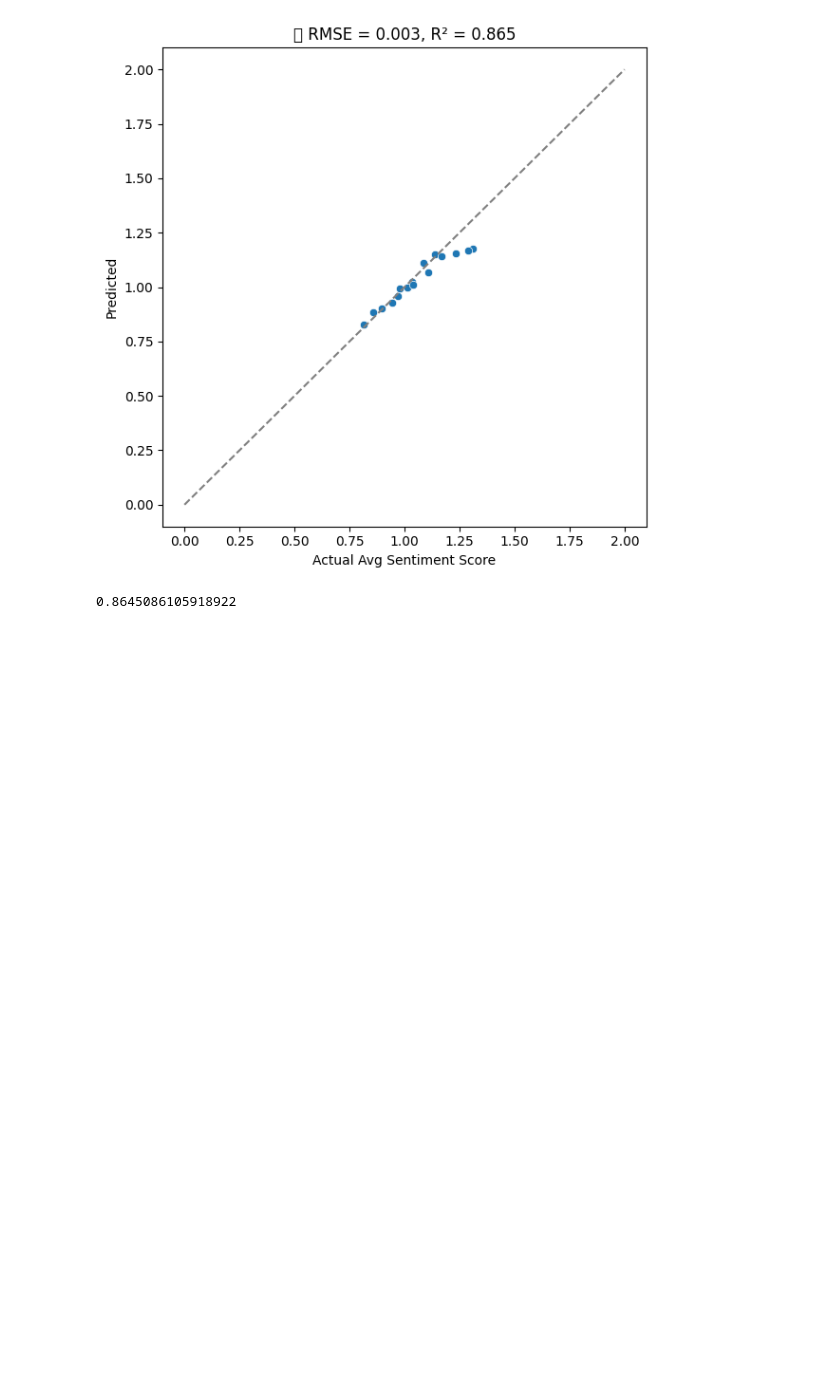
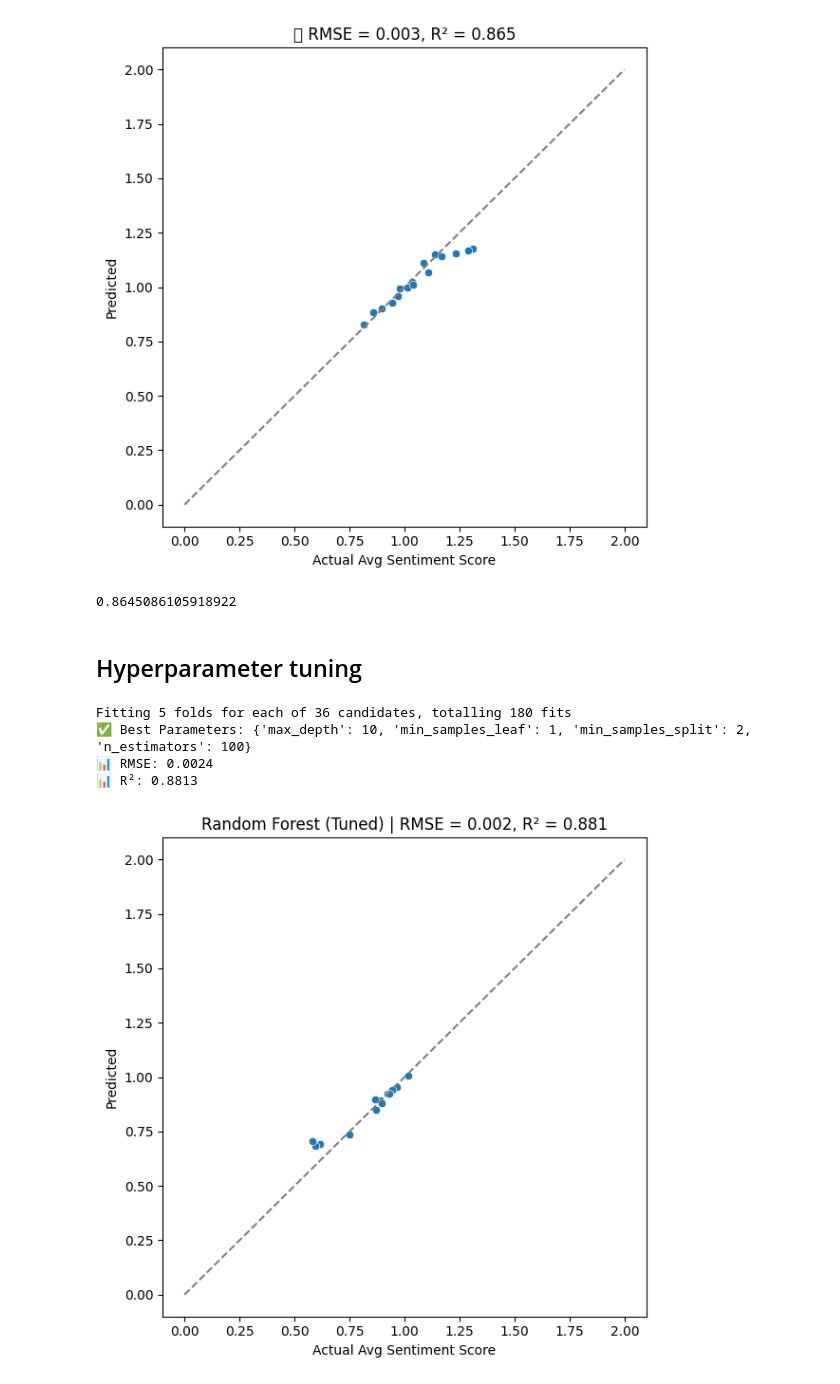
Before and after one commit to eric2003-tj/Python_ML_final, a Jupyter notebook: average_emotion_model.ipynb, the cells around one changed output. Cells and saved outputs as stored; diff of their text form; code cells hidden in the pictures; blank space fills up the shorter version.

```diff
--- a/average_emotion_model.ipynb
+++ b/average_emotion_model.ipynb
@@ -420,3 +420,73 @@ plt.show()
 model.score(X,y)
 # %% [output]
 0.8645086105918922
+# %% [markdown]
+## Hyperparameter tuning
+# %%
+import pandas as pd
+from sklearn.ensemble import RandomForestRegressor
+from sklearn.model_selection import train_test_split, GridSearchCV
+from sklearn.metrics import mean_squared_error, r2_score
+import matplotlib.pyplot as plt
+import seaborn as sns
+
+# === 1. 載入資料 ===
+df = pd.read_csv("daily_sentiment_features.csv")
+df = df.dropna()
+
+X = df.drop(columns=["date", "avg_sentiment_score"])
+y = df["avg_sentiment_score"]
+
+# === 2. 切分資料集 ===
+X_train, X_test, y_train, y_test = train_test_split(
+    X, y, test_size=0.2, random_state=42
+)
+
+# === 3. 定義超參數搜尋範圍 ===
+param_grid = {
+    'n_estimators': [50, 100, 200],
+    'max_depth': [None, 5, 10],
+    'min_samples_split': [2, 5],
+    'min_samples_leaf': [1, 2]
+}
+
+# === 4. 建立 GridSearchCV ===
+grid = GridSearchCV(
+    RandomForestRegressor(random_state=42),
+    param_grid,
+    cv=5,
+    scoring='neg_mean_squared_error',
+    n_jobs=-1,
+    verbose=1
+)
+
+# === 5. 訓練模型 ===
+grid.fit(X_train, y_train)
+
+# === 6. 最佳模型與參數 ===
+best_model = grid.best_estimator_
+print(f"✅ Best Parameters: {grid.best_params_}")
+
+# === 7. 預測與評估 ===
+y_pred = best_model.predict(X_test)
+rmse = mean_squared_error(y_test, y_pred)
+r2 = r2_score(y_test, y_pred)
+
+print(f"📊 RMSE: {rmse:.4f}")
+print(f"📊 R²: {r2:.4f}")
+
+# === 8. 視覺化 ===
+plt.figure(figsize=(6, 6))
+sns.scatterplot(x=y_test, y=y_pred)
+plt.xlabel("Actual Avg Sentiment Score")
+plt.ylabel("Predicted")
+plt.title(f"Random Forest (Tuned) | RMSE = {rmse:.3f}, R² = {r2:.3f}")
+plt.plot([0, 2], [0, 2], linestyle="--", color="gray")
+plt.tight_layout()
+plt.show()
+# %% [output]
+Fitting 5 folds for each of 36 candidates, totalling 180 fits
+✅ Best Parameters: {'max_depth': 10, 'min_samples_leaf': 1, 'min_samples_split': 2, 'n_estimators': 100}
+📊 RMSE: 0.0024
+📊 R²: 0.8813
+[figure, added]
```
Also changed, not shown: parts of 11 cells of this notebook.
